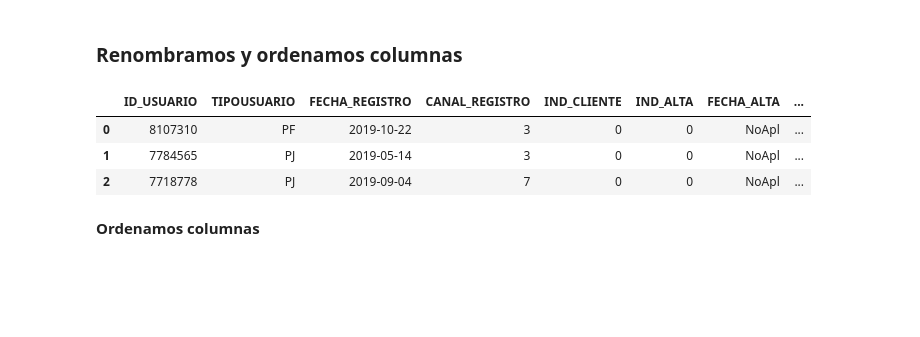
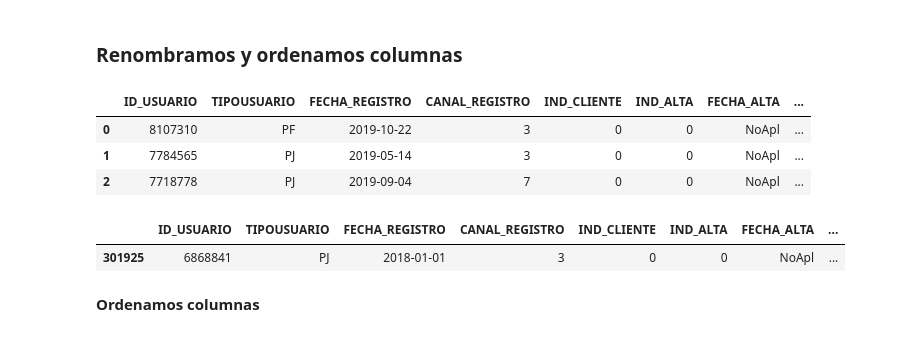
Before and after one commit to alfonsojimenezhernandez/TFM--Predictor-clientes-ecommerce, a Jupyter notebook: Análisis y Limpieza - USUARIOS.ipynb, the cells around one changed output. Drawn from its saved outputs; the diff is of its cells as text; code cells hidden in the pictures; blank space fills up the shorter version.

```diff
--- a/Análisis y Limpieza - USUARIOS.ipynb
+++ b/Análisis y Limpieza - USUARIOS.ipynb
@@ -2249,6 +2249,11 @@ df_user.head(3)
 | 0 | 8107310 | PF | 2019-10-22 | 3 | 0 | 0 | NoApl | ... |
 | 1 | 7784565 | PJ | 2019-05-14 | 3 | 0 | 0 | NoApl | ... |
 | 2 | 7718778 | PJ | 2019-09-04 | 7 | 0 | 0 | NoApl | ... |
+# %%
+df_user[df_user['ID_USUARIO'] == 6868841]
+# %% [output]
+|  | ID_USUARIO | TIPOUSUARIO | FECHA_REGISTRO | CANAL_REGISTRO | IND_CLIENTE | IND_ALTA | FECHA_ALTA | ... |
+| 301925 | 6868841 | PJ | 2018-01-01 | 3 | 0 | 0 | NoApl | ... |
 # %% [markdown]
 **Ordenamos columnas**
 # %%
```
Also changed, not shown: parts of 2 cells of this notebook, 6 other files.
